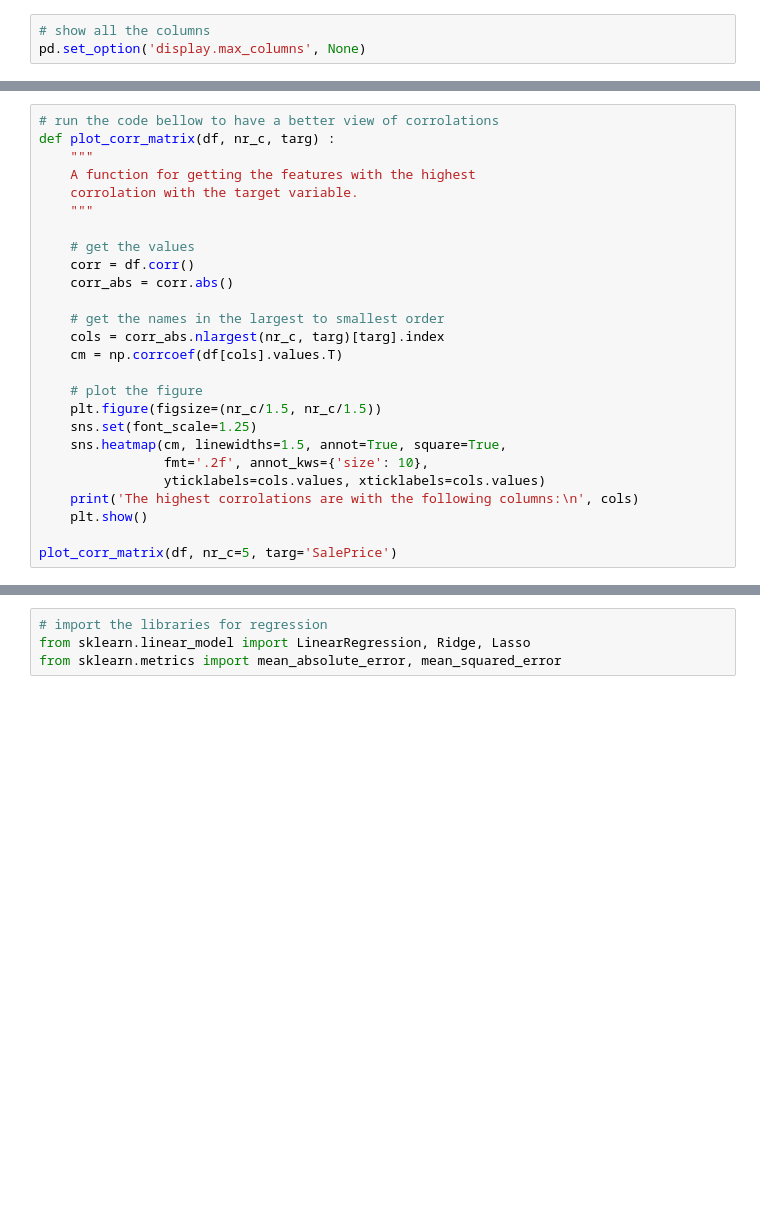
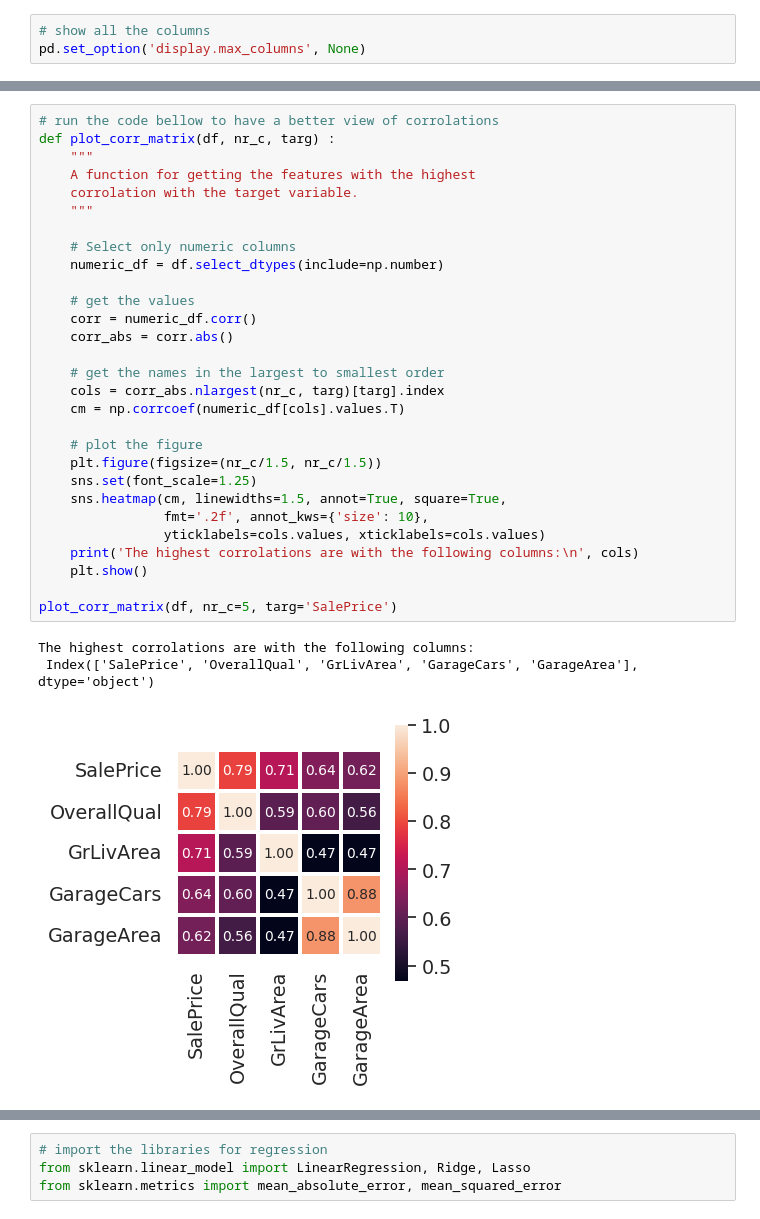
Before and after one commit to Cacifyy/API-Backend-Enviroment, a Jupyter notebook: Labs/Lab 3/Lab_2_Linear_regression_student_version (1).ipynb, the cells around one changed output, grey strips where cells are left out. Saved outputs shown, nothing was run; the diff lists cells and outputs as text; blank space fills up the shorter version.

```diff
--- a/Labs/Lab 3/Lab_2_Linear_regression_student_version (1).ipynb
+++ b/Labs/Lab 3/Lab_2_Linear_regression_student_version (1).ipynb
@@ -47,29 +112,36 @@ pd.set_option('display.max_columns', None)
 # %%
 # run the code bellow to have a better view of corrolations
 def plot_corr_matrix(df, nr_c, targ) :
     """
     A function for getting the features with the highest
     corrolation with the target variable.
     """
 
+    # Select only numeric columns
+    numeric_df = df.select_dtypes(include=np.number)
+
     # get the values
-    corr = df.corr()
+    corr = numeric_df.corr()
     corr_abs = corr.abs()
 
     # get the names in the largest to smallest order
     cols = corr_abs.nlargest(nr_c, targ)[targ].index
-    cm = np.corrcoef(df[cols].values.T)
+    cm = np.corrcoef(numeric_df[cols].values.T)
 
     # plot the figure
     plt.figure(figsize=(nr_c/1.5, nr_c/1.5))
     sns.set(font_scale=1.25)
     sns.heatmap(cm, linewidths=1.5, annot=True, square=True,
                 fmt='.2f', annot_kws={'size': 10},
                 yticklabels=cols.values, xticklabels=cols.values)
     print('The highest corrolations are with the following columns:\n', cols)
     plt.show()
 
 plot_corr_matrix(df, nr_c=5, targ='SalePrice')
+# %% [output]
+The highest corrolations are with the following columns:
+ Index(['SalePrice', 'OverallQual', 'GrLivArea', 'GarageCars', 'GarageArea'], dtype='object')
+[figure, added]
 # %%
 # copy the list of columns printed out on the output of previous code cell
 # and paste it here
```
Also changed, not shown: parts of 22 cells of this notebook.
